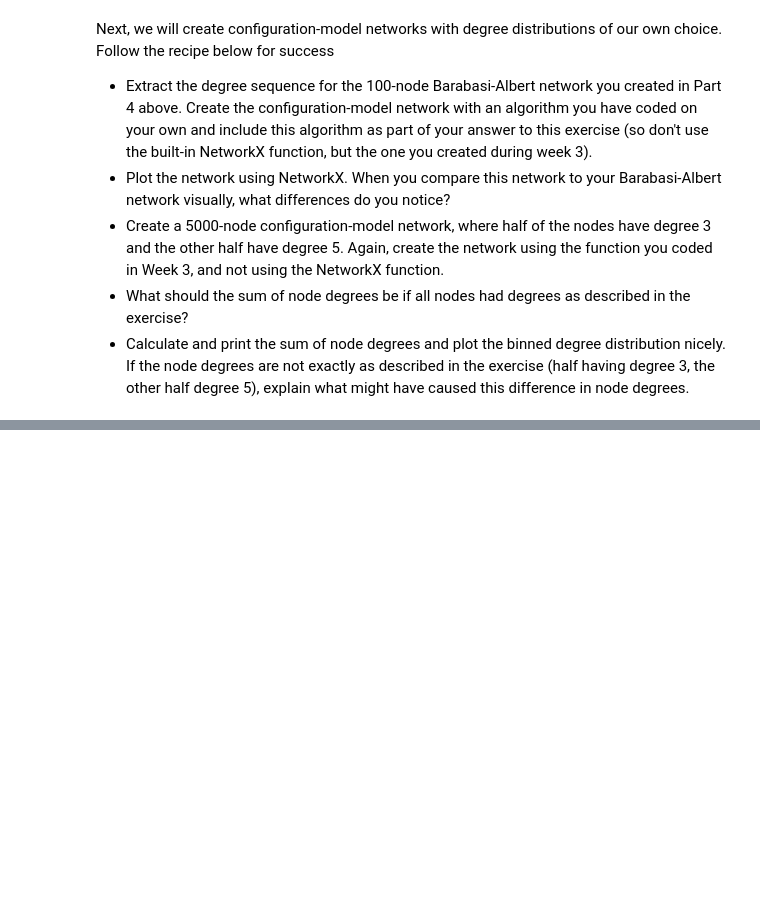
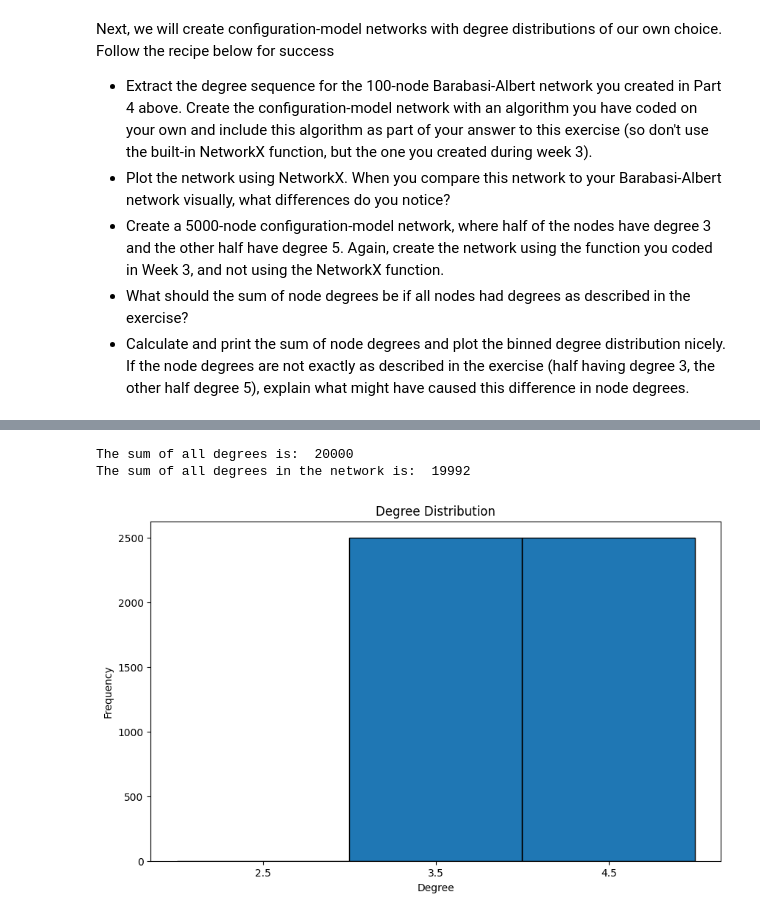
Before and after one commit to s185231/02805_SocialGraphs, a Jupyter notebook: Assignment1.ipynb, the cells around one changed output, grey strips where cells are left out. Cells and saved outputs as stored; diff of their text form; code cells hidden in the pictures; blank space fills up the shorter version.

```diff
--- a/Assignment1.ipynb
+++ b/Assignment1.ipynb
@@ -517,0 +575,29 @@ Next, we will create configuration-model networks with degree distributions of o
+# %%
+# sum of all degrees
+sum_degrees = sum(degrees)
+print("The sum of all degrees is: ", sum_degrees)
+
+# find sum of degrees in resulting network
+network_degrees = [d for n, d in G.degree()]
+sum_network_degrees = sum(network_degrees)
+print("The sum of all degrees in the network is: ", sum_network_degrees)
+# %% [output]
+The sum of all degrees is:  20000
+The sum of all degrees in the network is:  19992
+# %%
+# plot barplot of degrees
+plt.figure(figsize=(10, 6))
+x = np.arange(2, 6, 1)
+
+bins = np.histogram(network_degrees, bins=x)[1]
+bin_centers = 0.5 * np.diff(bins) + bins[:-1]
+
+plt.hist(network_degrees, bins=x, edgecolor='black')
+
+plt.xticks(bin_centers)
+plt.xlabel('Degree')
+plt.ylabel('Frequency')
+plt.title('Degree Distribution')
+plt.show()
+# %% [output]
+[figure, added]
```
Also changed, not shown: parts of 14 cells of this notebook.
